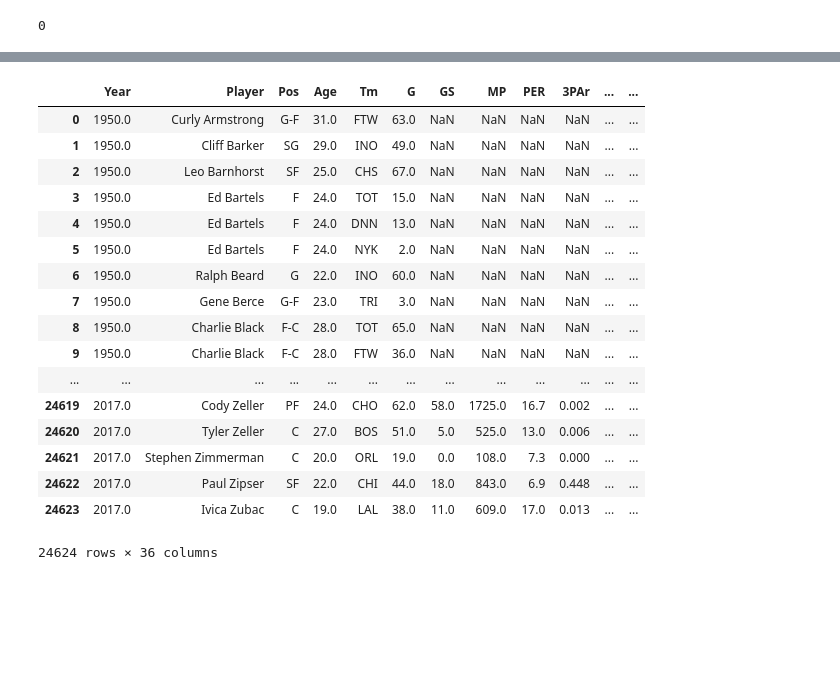
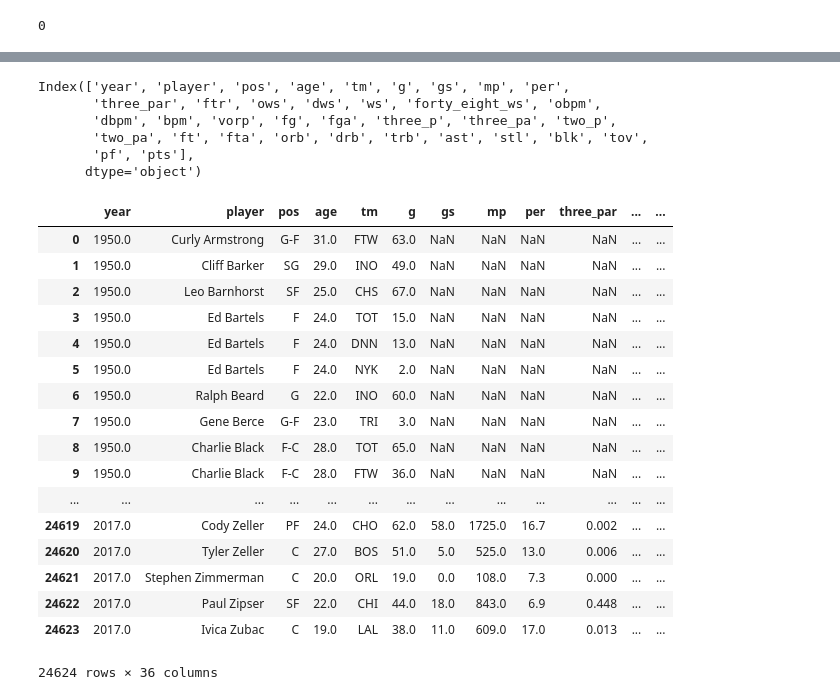
Before and after one commit to joshseymour/ETL_Project, a Jupyter notebook: Transform_Season_Stats.ipynb, the cells around one changed output, grey strips where cells are left out. Saved outputs shown, nothing was run; the diff lists cells and outputs as text; code cells hidden in the pictures; blank space fills up the shorter version.

```diff
--- a/Transform_Season_Stats.ipynb
+++ b/Transform_Season_Stats.ipynb
@@ -116,2 +80,12 @@ new_season_stats
+# %%
+#dropped rows which had NaN in all columns
+new_season_stats = season_stats_df.dropna(how='all')
+renamed_season_stats = new_season_stats.rename(columns={'Year': 'year', 'Player': 'player', 'Pos':'pos', 'Age':'age', 'Tm': 'tm',
+                         'G':'g', 'GS':'gs', 'MP':'mp', 'PER':'per', '3PAr':'three_par', 'FTr':'ftr',
+                         'OWS': 'ows', 'DWS':'dws', 'WS':'ws', 'WS/48': 'forty_eight_ws', 'OBPM':'obpm',
+                         'DBPM':'dbpm', 'BPM':'bpm', 'VORP': 'vorp', 'FG': 'fg','FGA':'fga', '3P': 'three_p',
+                         '3PA': 'three_pa', '2P':'two_p', '2PA':'two_pa', 'FT':'ft', 'FTA':'fta', 'ORB':'orb',
+                         'DRB': 'drb', 'TRB':'trb','AST': 'ast', 'STL': 'stl', 'BLK': 'blk', 'TOV': 'tov',
+                         'PF': 'pf', 'PTS': 'pts'})
 # %%
 #recalculated Nan
@@ -142,8 +116,17 @@ new_season_stats
+# %%
+renamed_season_stats.columns
+# %% [output]
+Index(['year', 'player', 'pos', 'age', 'tm', 'g', 'gs', 'mp', 'per',
+       'three_par', 'ftr', 'ows', 'dws', 'ws', 'forty_eight_ws', 'obpm',
+       'dbpm', 'bpm', 'vorp', 'fg', 'fga', 'three_p', 'three_pa', 'two_p',
+       'two_pa', 'ft', 'fta', 'orb', 'drb', 'trb', 'ast', 'stl', 'blk', 'tov',
+       'pf', 'pts'],
+      dtype='object')
 # %%
 #reset index because it was off after drop_duplicates
-new_season_stats.reset_index(drop=True)
+renamed_season_stats.reset_index(drop=True)
 # %% [output]
-|  | Year | Player | Pos | Age | Tm | G | GS | MP | PER | 3PAr | ... | ... |
+|  | year | player | pos | age | tm | g | gs | mp | per | three_par | ... | ... |
 | 0 | 1950.0 | Curly Armstrong | G-F | 31.0 | FTW | 63.0 | NaN | NaN | NaN | NaN | ... | ... |
 | 1 | 1950.0 | Cliff Barker | SG | 29.0 | INO | 49.0 | NaN | NaN | NaN | NaN | ... | ... |
 | 2 | 1950.0 | Leo Barnhorst | SF | 25.0 | CHS | 67.0 | NaN | NaN | NaN | NaN | ... | ... |
```
Also changed, not shown: parts of 6 cells of this notebook.
